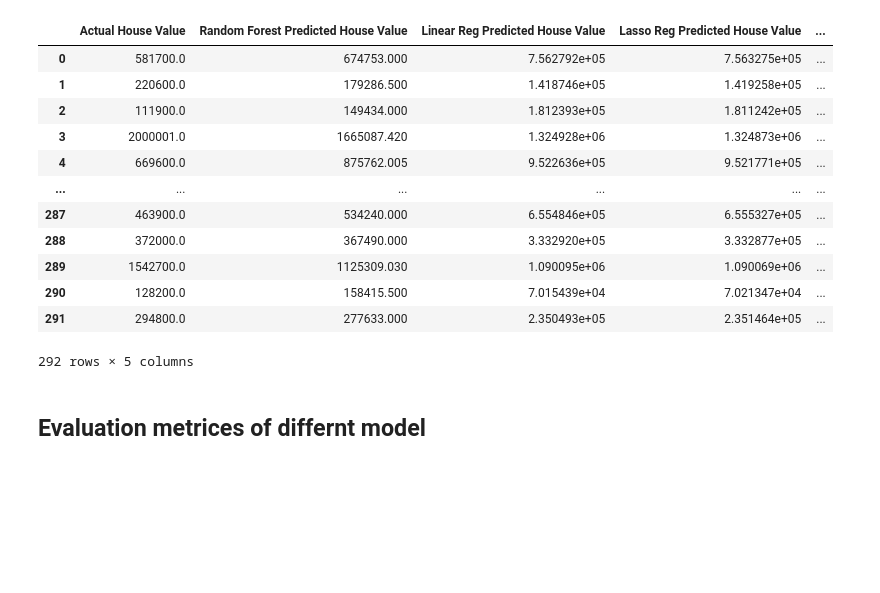
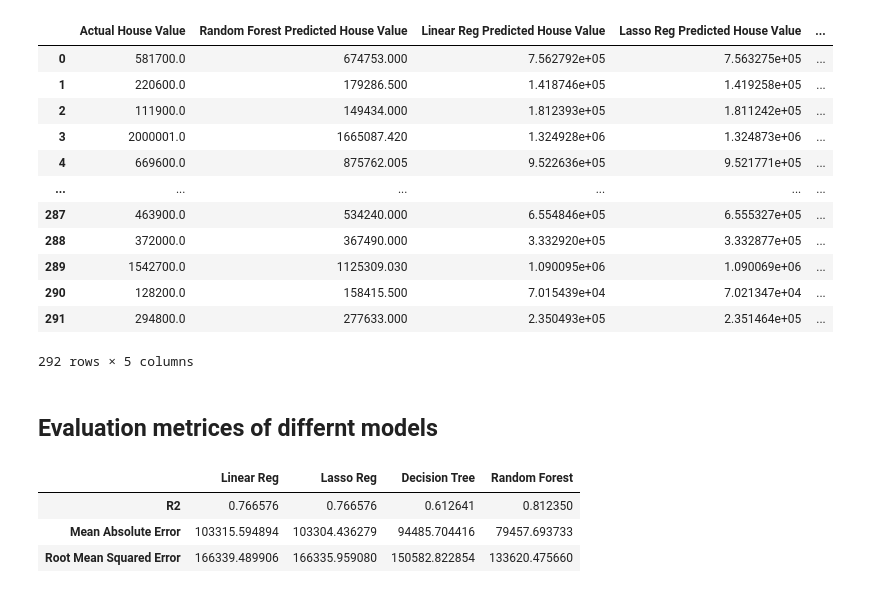
Before and after one commit to pandeysudip/housing-price, a Jupyter notebook: model_building.ipynb, the cells around one changed output. Saved outputs shown, nothing was run; the diff lists cells and outputs as text; code cells hidden in the pictures; blank space fills up the shorter version.

Commit message:
updatingmodel evaluation notebook

```diff
--- a/model_building.ipynb
+++ b/model_building.ipynb
@@ -500,4 +512,17 @@ house_value
 | 291 | 294800.0 | 277633.000 | 2.350493e+05 | 2.351464e+05 | ... |
 292 rows × 5 columns
 # %% [markdown]
-## Evaluation metrices of differnt model
+## Evaluation metrices of differnt models
+# %%
+evaluation_df=pd.DataFrame({'Linear Reg':[lr_r2,lin_mae_lr,lin_rmse_lr],
+                           'Lasso Reg':[lrl_r2,lin_mae_lrl,lin_rmse_lrl],
+                           'Decision Tree':[dt_r2,lin_mae_dt,lin_rmse_dt],
+                            'Random Forest':[rf_r2,lin_mae_rf,lin_rmse_rf]},index=['R2',
+                                                      'Mean Absolute Error',
+                                                     'Root Mean Squared Error'])
+evaluation_df
+# %% [output]
+|  | Linear Reg | Lasso Reg | Decision Tree | Random Forest |
+| R2 | 0.766576 | 0.766576 | 0.612641 | 0.812350 |
+| Mean Absolute Error | 103315.594894 | 103304.436279 | 94485.704416 | 79457.693733 |
+| Root Mean Squared Error | 166339.489906 | 166335.959080 | 150582.822854 | 133620.475660 |
```
Also changed, not shown: parts of 5 cells of this notebook.
